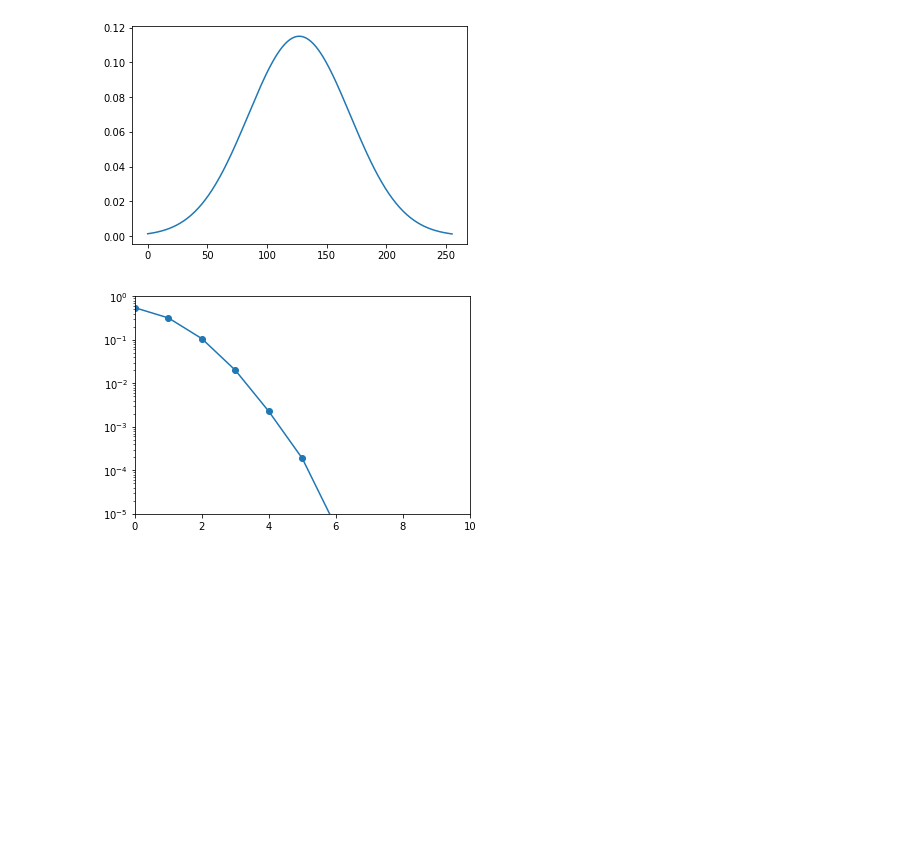
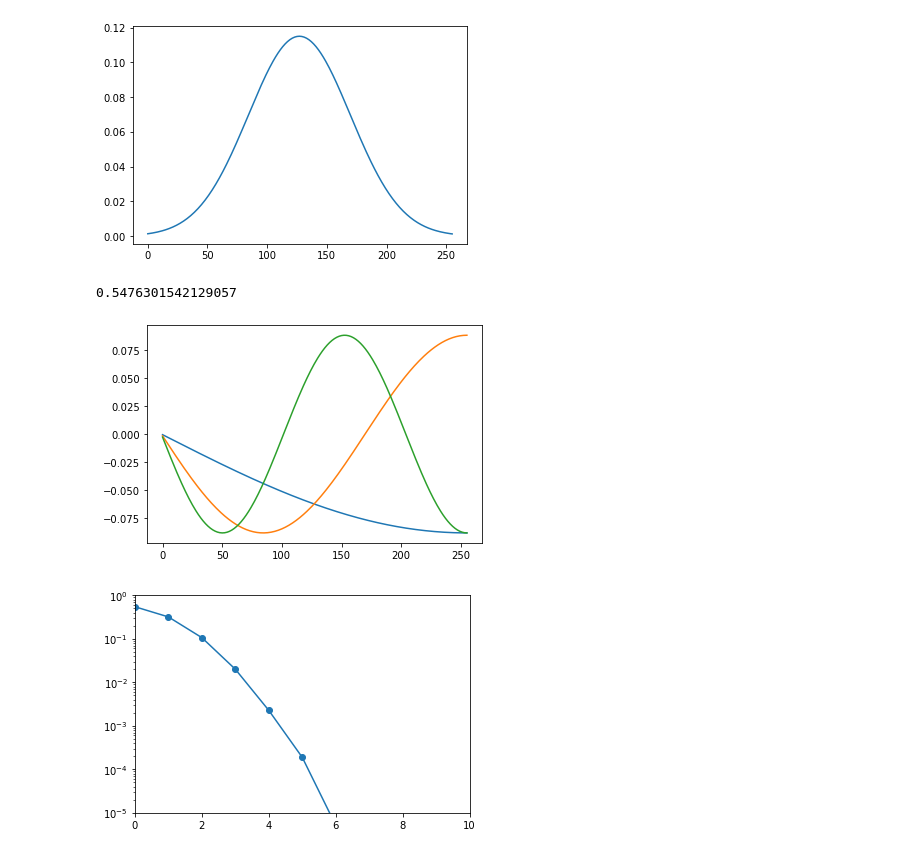
Before and after one commit to Koichi-Miyamoto/StochasticInflationDiffOpEigen, a Jupyter notebook: FlatPotential1D.ipynb, the cells around one changed output. Drawn from its saved outputs; the diff is of its cells as text; code cells hidden in the pictures; blank space fills up the shorter version.

```diff
--- a/FlatPotential1D.ipynb
+++ b/FlatPotential1D.ipynb
@@ -84,6 +84,17 @@ plt.plot(trialVec)
 plt.show()
 # %% [output]
 [figure]
+# %%
+np.dot(trialVec,eigVecsSort[0])**2
+# %% [output]
+0.5476301542129057
+# %%
+plt.plot(eigVecsSort[0])
+plt.plot(eigVecsSort[1])
+plt.plot(eigVecsSort[2])
+plt.show()
+# %% [output]
+[figure, added]
 # %%
 contriEachEigVec = [np.dot(trialVec, ev) ** 2 for ev in eigVecsSort]
 # %%
```
Also changed, not shown: parts of 5 cells of this notebook.
